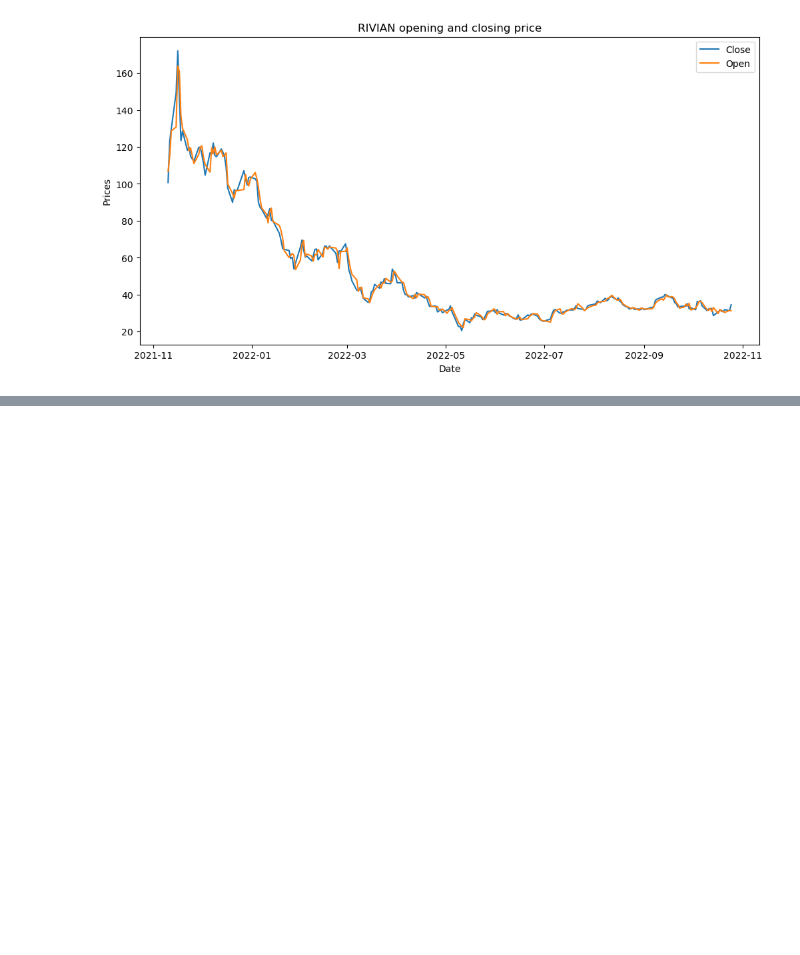
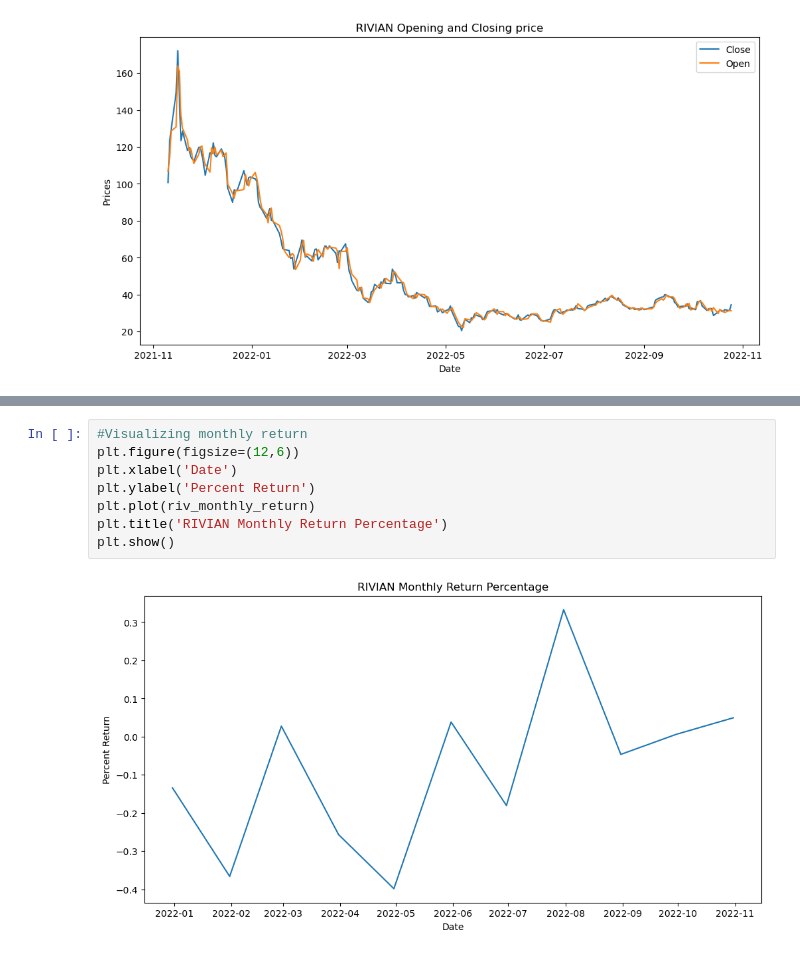
Before and after one commit to jonathanr1212/Predicting_rivian_stock, a Jupyter notebook: stock_predict_nb.ipynb, the cells around one changed output, grey strips where cells are left out. Drawn from its saved outputs; the diff is of its cells as text; blank space fills up the shorter version.

```diff
--- a/stock_predict_nb.ipynb
+++ b/stock_predict_nb.ipynb
@@ -111,0 +186,10 @@ df_open.plot(kind='kde');
+# %%
+#Visualizing monthly return
+plt.figure(figsize=(12,6))
+plt.xlabel('Date')
+plt.ylabel('Percent Return')
+plt.plot(riv_monthly_return)
+plt.title('RIVIAN Monthly Return Percentage')
+plt.show()
+# %% [output]
+[figure, added]
```
Also changed, not shown: parts of 20 cells of this notebook.
